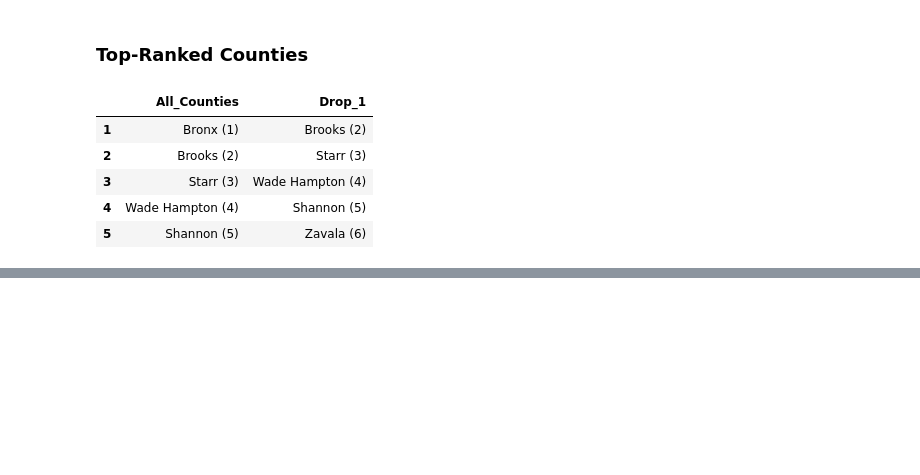
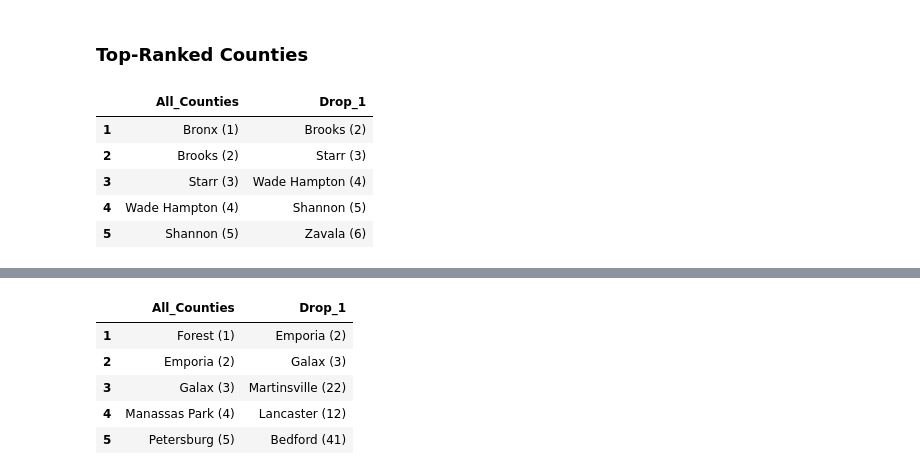
Before and after one commit to geoss/sovi-validity, a Jupyter notebook: dropno1_vis.ipynb, the cells around one changed output, grey strips where cells are left out. Saved outputs shown, nothing was run; the diff lists cells and outputs as text; code cells hidden in the pictures; blank space fills up the shorter version.

```diff
--- a/dropno1_vis.ipynb
+++ b/dropno1_vis.ipynb
@@ -513,0 +531,9 @@ rankChgTable(inputs=compute_sovis.US_All,scores=compute_sovis.US_Sovi_Score,obs_
+# %%
+rankChgTable(inputs=compute_sovis.US_All,scores=compute_sovis.FEMA_Region_Sovi_Score,obs_names=county_names,subset='FEMA_3')
+# %% [output]
+|  | All_Counties | Drop_1 |
+| 1 | Forest (1) | Emporia (2) |
+| 2 | Emporia (2) | Galax (3) |
+| 3 | Galax (3) | Martinsville (22) |
+| 4 | Manassas Park (4) | Lancaster (12) |
+| 5 | Petersburg (5) | Bedford (41) |
```
Also changed, not shown: parts of 23 cells of this notebook.
